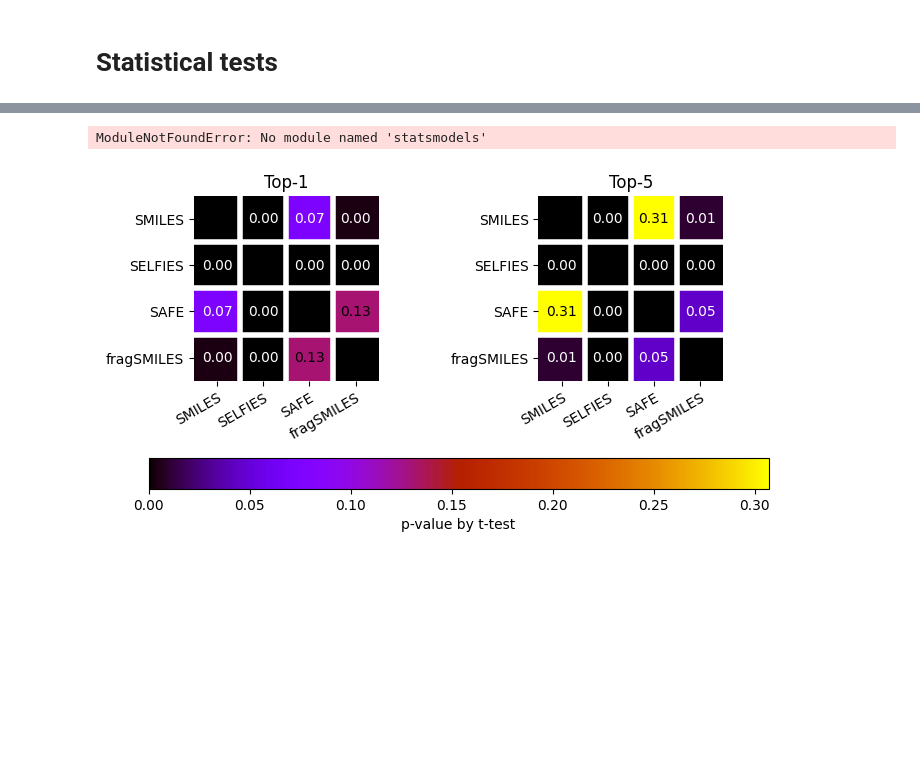
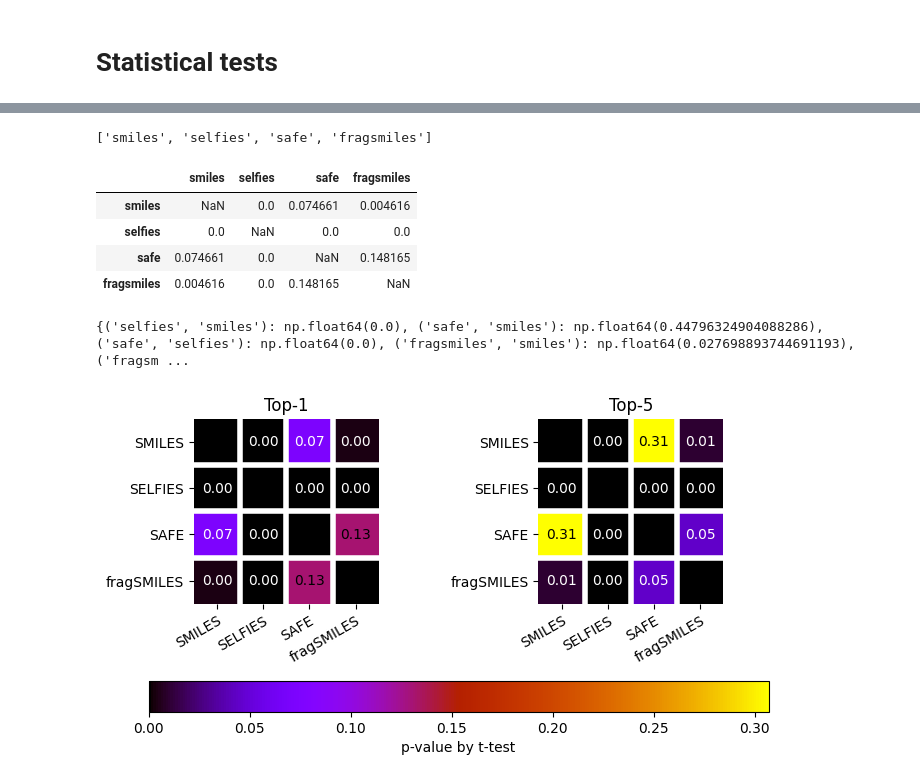
Before and after one commit to molML/fragSMILES4reaction, a Jupyter notebook: notebooks/04_similarity.ipynb, the cells around one changed output, grey strips where cells are left out. Cells and saved outputs as stored; diff of their text form; code cells hidden in the pictures; blank space fills up the shorter version.

```diff
--- a/notebooks/04_similaritiy.ipynb
+++ b/notebooks/04_similarity.ipynb
@@ -134,7 +132,7 @@ for position, row in notation_table.reset_index().iterrows():
         bottom=True,
         top=False,
         labelbottom=True,
-        )    # labels along the bottom edge are on
+        )
 
 
         if k == 4:
@@ -190,0 +190,5 @@ F_onewayResult(statistic=1968.3286268448765, pvalue=0.0)
+# %%
+for k in ks:
+	res_ks = stats.tukey_hsd( *[retrieve_def_sim_data(notation,k) for notation in NOTATIONS])
+
+	print(res_ks)
@@ -191,3 +213,7 @@ F_onewayResult(statistic=1968.3286268448765, pvalue=0.0)
+# %%
+NOTATIONS
+# %% [output]
+['smiles', 'selfies', 'safe', 'fragsmiles']
 # %%
 def cross_stats_test(dict_evaluators, k, test_fnc):
     adj = pd.DataFrame(index=NOTATIONS, columns=NOTATIONS)
@@ -203,14 +228,3 @@ def cross_stats_test(dict_evaluators, k, test_fnc):
         adj.at[not2,not1] = pvalue
 
     return adj
-# %%
-# TODO
-
-from statsmodels.stats.multitest import multipletests
-
-p_values = [stats.ttest_ind(a, b).pvalue for a, b in combinations([x1, x2, x3, x4], 2)]
-adjusted_p = multipletests(p_values, method='bonferroni')[1]
-
-print("Adjusted p-values:", adjusted_p)
-# %% [output]
-ModuleNotFoundError: No module named 'statsmodels'
@@ -216,0 +233,10 @@ ModuleNotFoundError: No module named 'statsmodels'
+# %%
+ttest_pvalues_k0 = cross_stats_test(evaluators_forward, 0, stats.ttest_ind)
+# %%
+ttest_pvalues_k0
+# %% [output]
+|  | smiles | selfies | safe | fragsmiles |
+| smiles | NaN | 0.0 | 0.074661 | 0.004616 |
+| selfies | 0.0 | NaN | 0.0 | 0.0 |
+| safe | 0.074661 | 0.0 | NaN | 0.148165 |
+| fragsmiles | 0.004616 | 0.0 | 0.148165 | NaN |
@@ -217,3 +250,8 @@ ModuleNotFoundError: No module named 'statsmodels'
+# %%
+adjusted_p = multipletests(list(triangular_dict.values()), method='bonferroni')
+print(dict(zip(triangular_dict.keys(), adjusted_p[1])))
+# %% [output]
+{('selfies', 'smiles'): np.float64(0.0), ('safe', 'smiles'): np.float64(0.44796324904088286), ('safe', 'selfies'): np.float64(0.0), ('fragsmiles', 'smiles'): np.float64(0.027698893744691193), ('fragsm ...
 # %%
 from src.utils.extra import annotate_heatmap
 # %%
```
Also changed, not shown: parts of 12 cells of this notebook, 10 other files.
